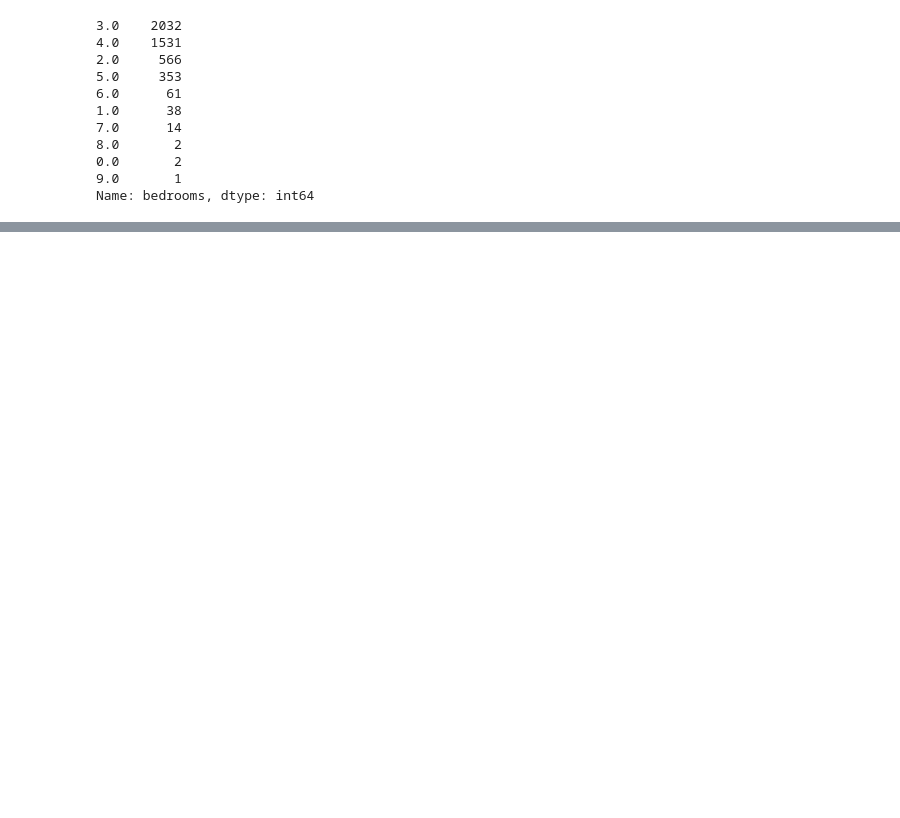
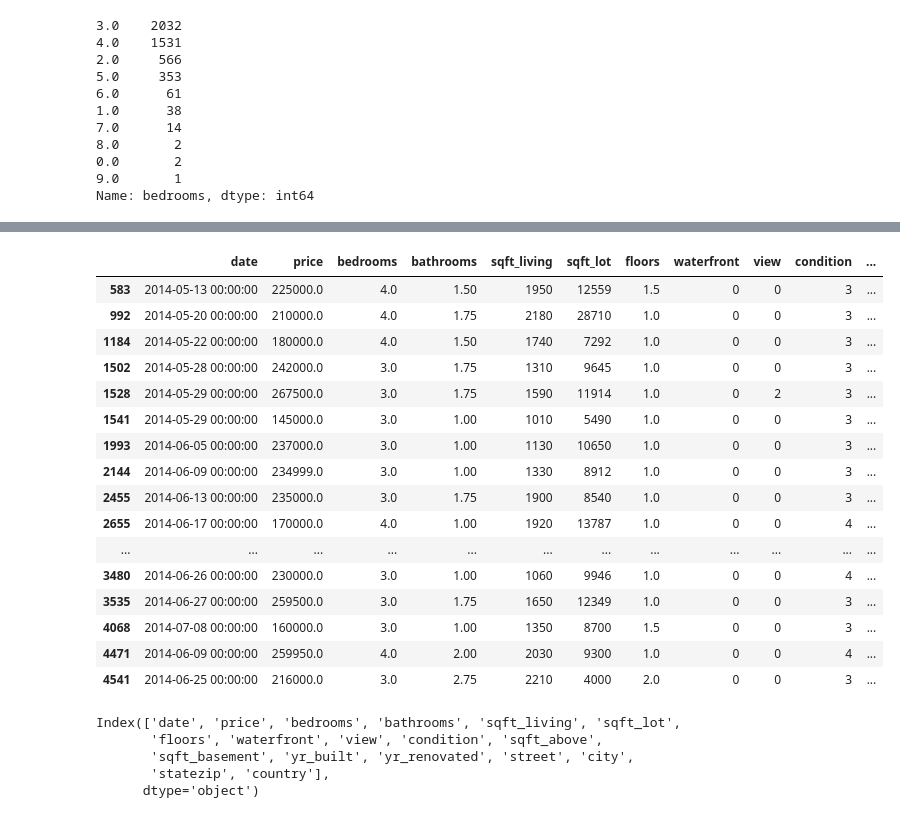
Before and after one commit to mclarin73/python_lessons, a Jupyter notebook: jupyter_file/mini_pet.ipynb, the cells around one changed output, grey strips where cells are left out. Saved outputs shown, nothing was run; the diff lists cells and outputs as text; code cells hidden in the pictures; blank space fills up the shorter version.

```diff
--- a/jupyter_file/mini_pet.ipynb
+++ b/jupyter_file/mini_pet.ipynb
@@ -272,0 +309,28 @@ Name: bedrooms, dtype: int64
+# %%
+df[df['bedrooms'].isin([3,4]) & (df['price'] < 300000) & (df['city'].isin(['Redmond', 'SeaTac']))]
+# %% [output]
+|  | date | price | bedrooms | bathrooms | sqft_living | sqft_lot | floors | waterfront | view | condition | ... |
+| 583 | 2014-05-13 00:00:00 | 225000.0 | 4.0 | 1.50 | 1950 | 12559 | 1.5 | 0 | 0 | 3 | ... |
+| 992 | 2014-05-20 00:00:00 | 210000.0 | 4.0 | 1.75 | 2180 | 28710 | 1.0 | 0 | 0 | 3 | ... |
+| 1184 | 2014-05-22 00:00:00 | 180000.0 | 4.0 | 1.50 | 1740 | 7292 | 1.0 | 0 | 0 | 3 | ... |
+| 1502 | 2014-05-28 00:00:00 | 242000.0 | 3.0 | 1.75 | 1310 | 9645 | 1.0 | 0 | 0 | 3 | ... |
+| 1528 | 2014-05-29 00:00:00 | 267500.0 | 3.0 | 1.75 | 1590 | 11914 | 1.0 | 0 | 2 | 3 | ... |
+| 1541 | 2014-05-29 00:00:00 | 145000.0 | 3.0 | 1.00 | 1010 | 5490 | 1.0 | 0 | 0 | 3 | ... |
+| 1993 | 2014-06-05 00:00:00 | 237000.0 | 3.0 | 1.00 | 1130 | 10650 | 1.0 | 0 | 0 | 3 | ... |
+| 2144 | 2014-06-09 00:00:00 | 234999.0 | 3.0 | 1.00 | 1330 | 8912 | 1.0 | 0 | 0 | 3 | ... |
+| 2455 | 2014-06-13 00:00:00 | 235000.0 | 3.0 | 1.75 | 1900 | 8540 | 1.0 | 0 | 0 | 3 | ... |
+| 2655 | 2014-06-17 00:00:00 | 170000.0 | 4.0 | 1.00 | 1920 | 13787 | 1.0 | 0 | 0 | 4 | ... |
+| ... | ... | ... | ... | ... | ... | ... | ... | ... | ... | ... | ... |
+| 3480 | 2014-06-26 00:00:00 | 230000.0 | 3.0 | 1.00 | 1060 | 9946 | 1.0 | 0 | 0 | 4 | ... |
+| 3535 | 2014-06-27 00:00:00 | 259500.0 | 3.0 | 1.75 | 1650 | 12349 | 1.0 | 0 | 0 | 3 | ... |
+| 4068 | 2014-07-08 00:00:00 | 160000.0 | 3.0 | 1.00 | 1350 | 8700 | 1.5 | 0 | 0 | 3 | ... |
+| 4471 | 2014-06-09 00:00:00 | 259950.0 | 4.0 | 2.00 | 2030 | 9300 | 1.0 | 0 | 0 | 4 | ... |
+| 4541 | 2014-06-25 00:00:00 | 216000.0 | 3.0 | 2.75 | 2210 | 4000 | 2.0 | 0 | 0 | 3 | ... |
+# %%
+df.columns
+# %% [output]
+Index(['date', 'price', 'bedrooms', 'bathrooms', 'sqft_living', 'sqft_lot',
+       'floors', 'waterfront', 'view', 'condition', 'sqft_above',
+       'sqft_basement', 'yr_built', 'yr_renovated', 'street', 'city',
+       'statezip', 'country'],
+      dtype='object')
```
Also changed, not shown: parts of 15 cells of this notebook, 2 other files.
